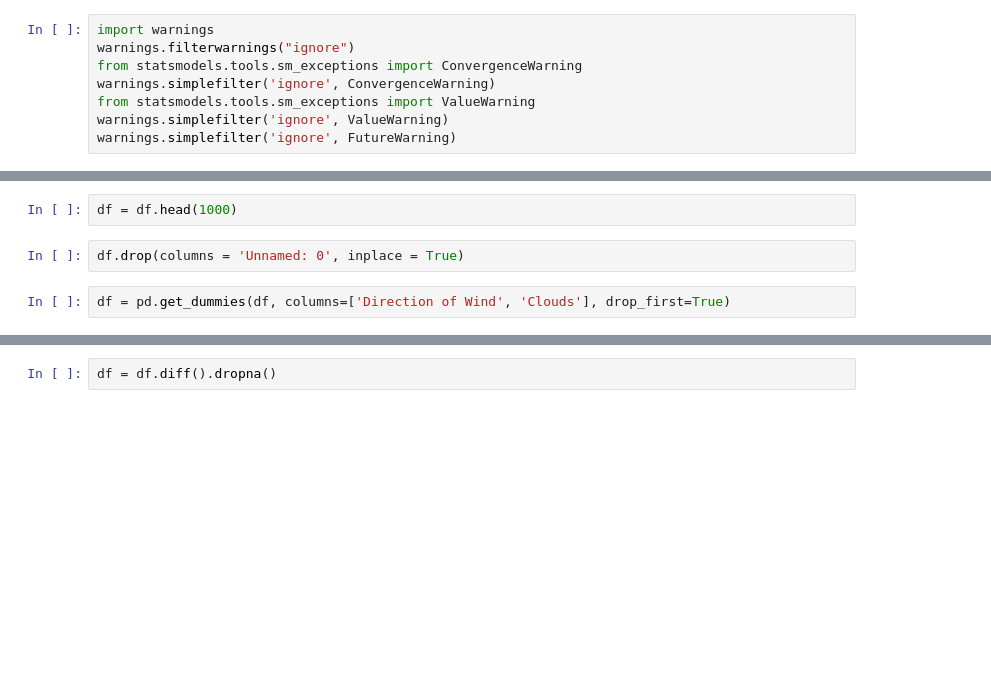
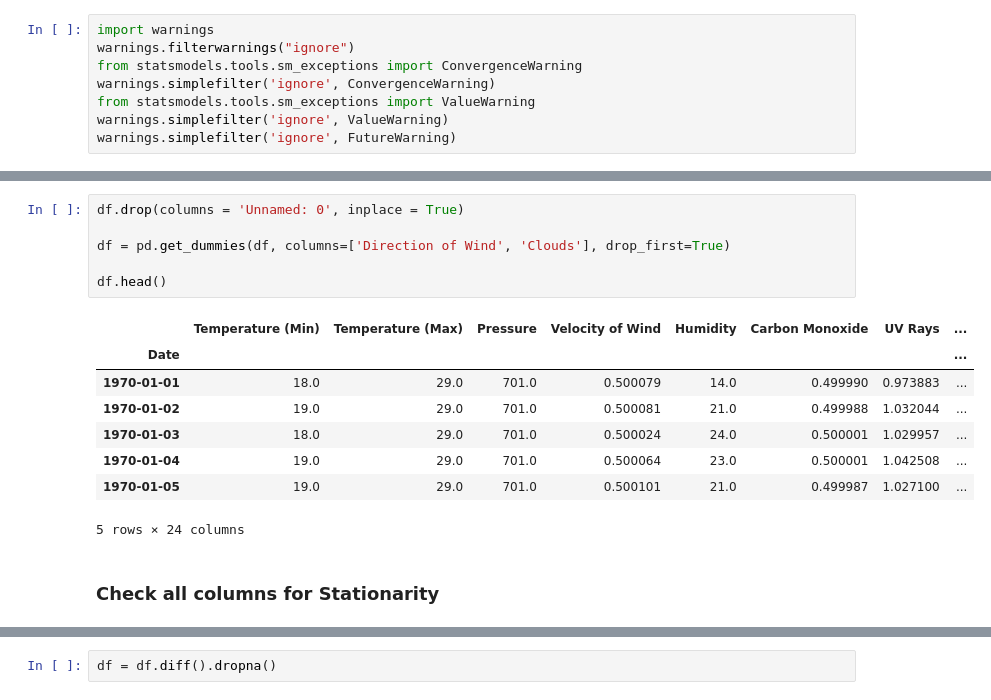
Before and after one commit to LeonardoSMSoares/Economics-Finance, a Jupyter notebook: Mastering Time Series Analysis/MTSA 09 - Multivariate TS.ipynb, the cells around one changed output, grey strips where cells are left out. Drawn from its saved outputs; the diff is of its cells as text; blank space fills up the shorter version.

```diff
--- a/Mastering Time Series Analysis/MTSA 09 - Multivariate TS.ipynb
+++ b/Mastering Time Series Analysis/MTSA 09 - Multivariate TS.ipynb
@@ -29,9 +42,20 @@ df = pd.read_csv('WeatherData.csv', index_col='Date', parse_dates=['Date'])
-# %%
-df = df.head(1000)
 # %%
 df.drop(columns = 'Unnamed: 0', inplace = True)
+
+df = pd.get_dummies(df, columns=['Direction of Wind', 'Clouds'], drop_first=True)
+
+df.head()
+# %% [output]
+|  | Temperature (Min) | Temperature (Max) | Pressure | Velocity of Wind | Humidity | Carbon Monoxide | UV Rays | ... |
+| Date |  |  |  |  |  |  |  | ... |
+| 1970-01-01 | 18.0 | 29.0 | 701.0 | 0.500079 | 14.0 | 0.499990 | 0.973883 | ... |
+| 1970-01-02 | 19.0 | 29.0 | 701.0 | 0.500081 | 21.0 | 0.499988 | 1.032044 | ... |
+| 1970-01-03 | 18.0 | 29.0 | 701.0 | 0.500024 | 24.0 | 0.500001 | 1.029957 | ... |
+| 1970-01-04 | 19.0 | 29.0 | 701.0 | 0.500064 | 23.0 | 0.500001 | 1.042508 | ... |
+| 1970-01-05 | 19.0 | 29.0 | 701.0 | 0.500101 | 21.0 | 0.499987 | 1.027100 | ... |
+5 rows × 24 columns
-# %%
-df = pd.get_dummies(df, columns=['Direction of Wind', 'Clouds'], drop_first=True)
+# %% [markdown]
+### Check all columns for Stationarity
 # %%
 def check_stationarity(series):
     result = adfuller(series)
```
Also changed, not shown: parts of 52 cells of this notebook.
